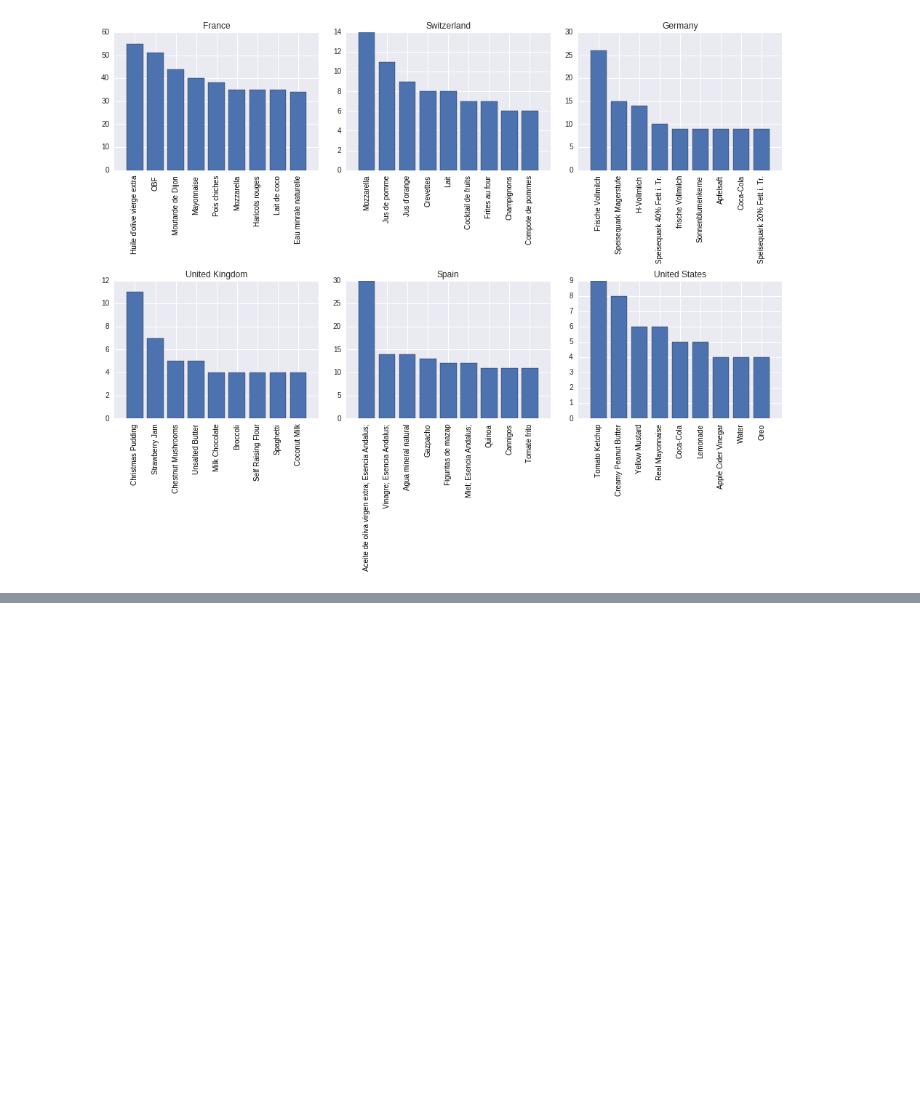
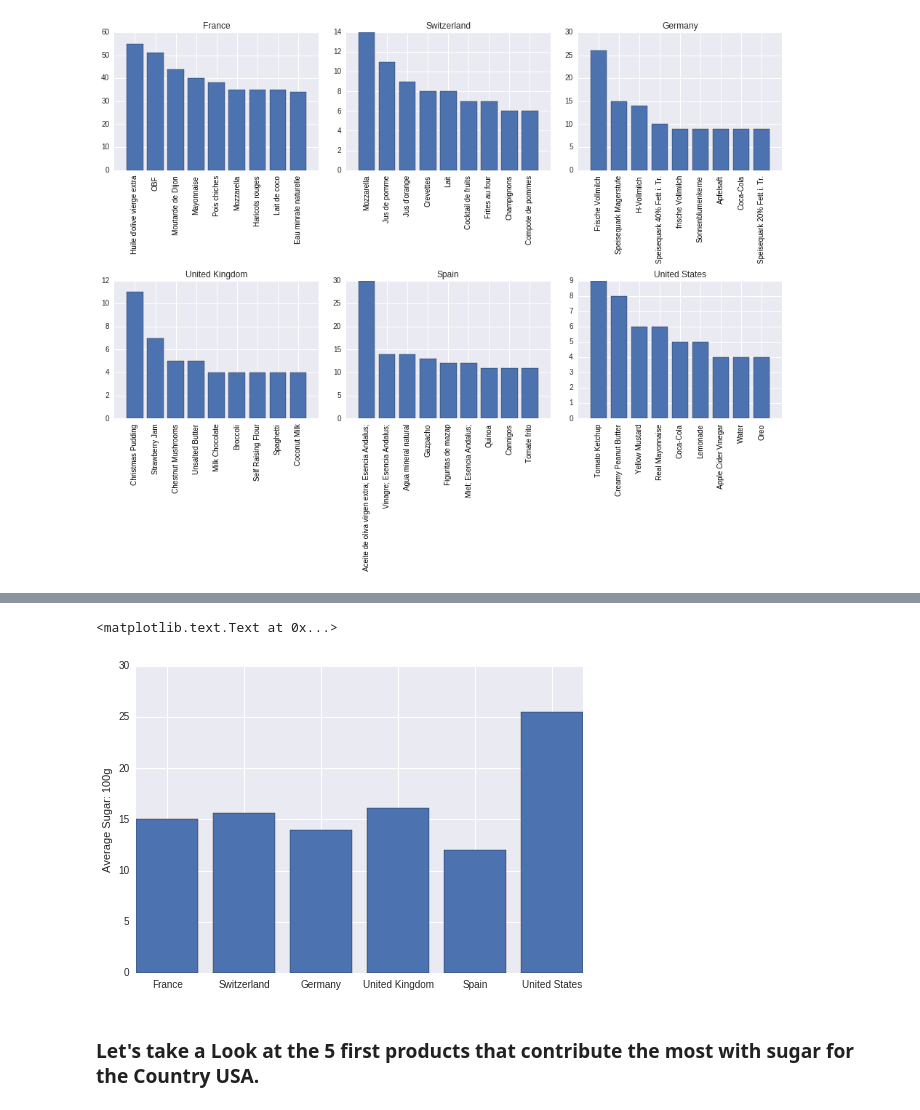
Before and after one commit to clebsonc/RandomTests, a Jupyter notebook: MachineLearning/Food Facts.ipynb, the cells around one changed output, grey strips where cells are left out. Cells and saved outputs as stored; diff of their text form; code cells hidden in the pictures; blank space fills up the shorter version.

```diff
--- a/MachineLearning/Food Facts.ipynb
+++ b/MachineLearning/Food Facts.ipynb
@@ -155,0 +214,25 @@ plt.tight_layout(pad = -18, h_pad = 1 , w_pad=2)
+# %%
+france_sugar = france[france["sugars_100g"].notnull()]
+switz_sugar = switzerland[switzerland['sugars_100g'].notnull()]
+germany_sugar = germany[germany['sugars_100g'].notnull()]
+uk_sugar = united_kingdom[united_kingdom['sugars_100g'].notnull()]
+spain_sugar = spain[spain['sugars_100g'].notnull()]
+usa_sugar = usa[usa['sugars_100g'].notnull()]
+
+sugar_per_country = pandas.DataFrame([france_sugar.sugars_100g.mean(),
+                      switz_sugar.sugars_100g.mean(),
+                      germany_sugar.sugars_100g.mean(),
+                      uk_sugar.sugars_100g.mean(),
+                      spain_sugar.sugars_100g.mean(),
+                      usa_sugar.sugars_100g.mean()],
+                      index=['France', 'Switzerland', 'Germany', 'United Kingdom', 'Spain', 'United States'],
+                      columns=['avg_sugar']
+                    )
+plt.xticks(range(6), sugar_per_country.index)
+plt.bar(range(6), sugar_per_country['avg_sugar'], align='center')
+plt.ylabel("Average Sugar: 100g")
+# %% [output]
+<matplotlib.text.Text at 0x...>
+[figure, added]
+# %% [markdown]
+### Let's take a Look at the 5 first products that contribute the most with sugar for the Country USA.
```
Also changed, not shown: parts of 23 cells of this notebook.
